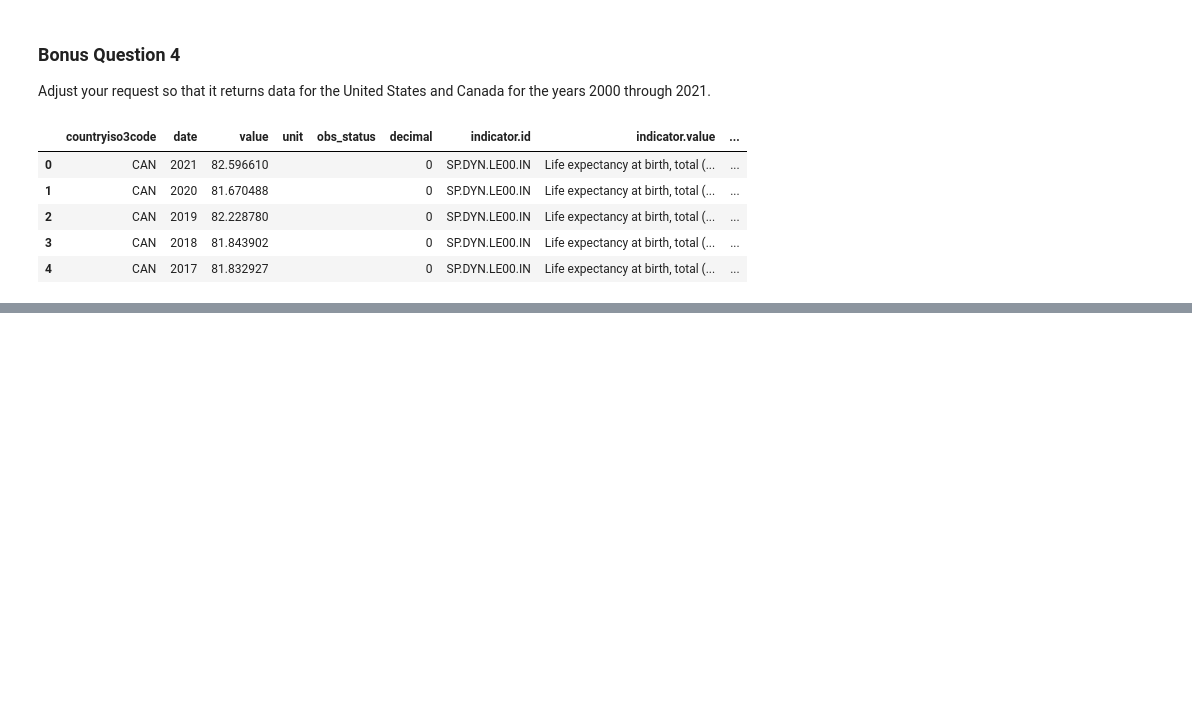
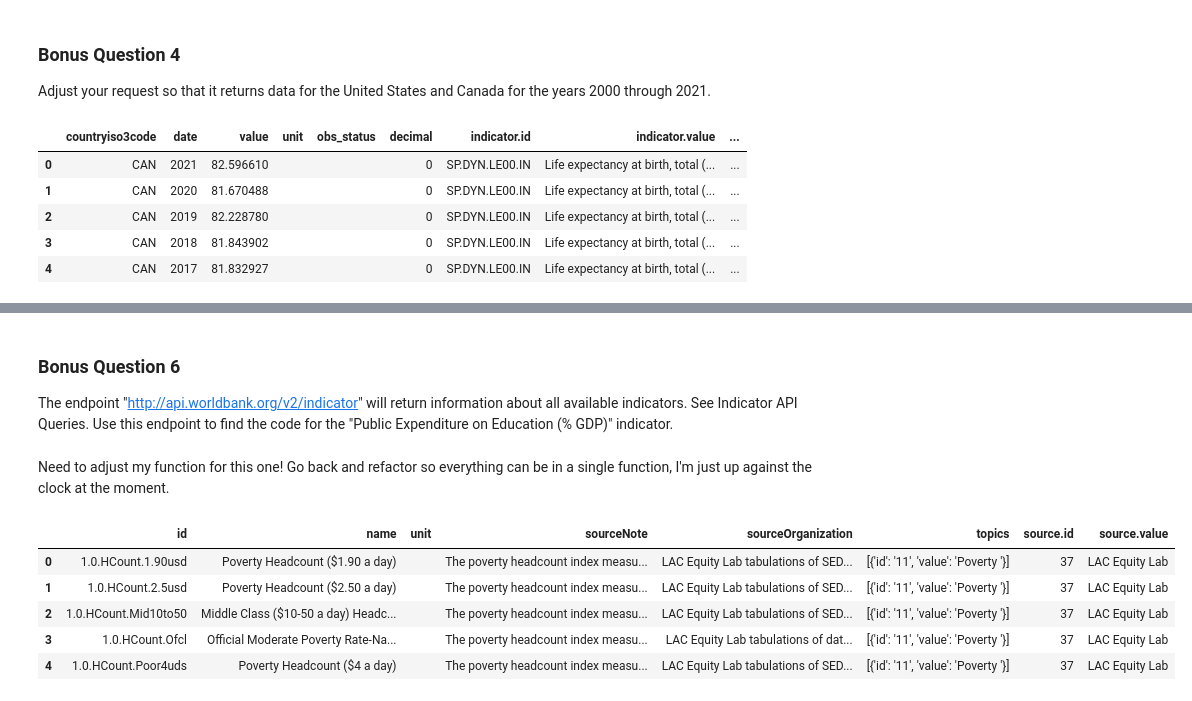
Before and after one commit to nss-data-science-cohort-7/api-exercise-tfwhitesell, a Jupyter notebook: notebooks/un_data_clean.ipynb, the cells around one changed output, grey strips where cells are left out. Drawn from its saved outputs; the diff is of its cells as text; code cells hidden in the pictures; blank space fills up the shorter version.

Commit message:
slight change to function

```diff
--- a/notebooks/un_data_clean.ipynb
+++ b/notebooks/un_data_clean.ipynb
@@ -217,0 +226,21 @@ le_us_ca_2000_2021.head()
+# %% [markdown]
+### Bonus Question 6
+The endpoint "http://api.worldbank.org/v2/indicator" will return information about all available indicators. See Indicator API Queries. Use this endpoint to find the code for the "Public Expenditure on Education (% GDP)" indicator.
+# %% [markdown]
+Need to adjust my function for this one! Go back and refactor so everything can be in a single function, I'm just up against the clock at the moment.
+# %%
+params = {
+    'format': 'json',
+    'per_page': 50
+}
+
+indicators = GetWbIndicators(params)
+
+indicators.head()
+# %% [output]
+|  | id | name | unit | sourceNote | sourceOrganization | topics | source.id | source.value |
+| 0 | 1.0.HCount.1.90usd | Poverty Headcount ($1.90 a day) |  | The poverty headcount index measu... | LAC Equity Lab tabulations of SED... | [{'id': '11', 'value': 'Poverty '}] | 37 | LAC Equity Lab |
+| 1 | 1.0.HCount.2.5usd | Poverty Headcount ($2.50 a day) |  | The poverty headcount index measu... | LAC Equity Lab tabulations of SED... | [{'id': '11', 'value': 'Poverty '}] | 37 | LAC Equity Lab |
+| 2 | 1.0.HCount.Mid10to50 | Middle Class ($10-50 a day) Headc... |  | The poverty headcount index measu... | LAC Equity Lab tabulations of SED... | [{'id': '11', 'value': 'Poverty '}] | 37 | LAC Equity Lab |
+| 3 | 1.0.HCount.Ofcl | Official Moderate Poverty Rate-Na... |  | The poverty headcount index measu... | LAC Equity Lab tabulations of dat... | [{'id': '11', 'value': 'Poverty '}] | 37 | LAC Equity Lab |
+| 4 | 1.0.HCount.Poor4uds | Poverty Headcount ($4 a day) |  | The poverty headcount index measu... | LAC Equity Lab tabulations of SED... | [{'id': '11', 'value': 'Poverty '}] | 37 | LAC Equity Lab |
```
Also changed, not shown: parts of 6 cells of this notebook, 1 other file.
